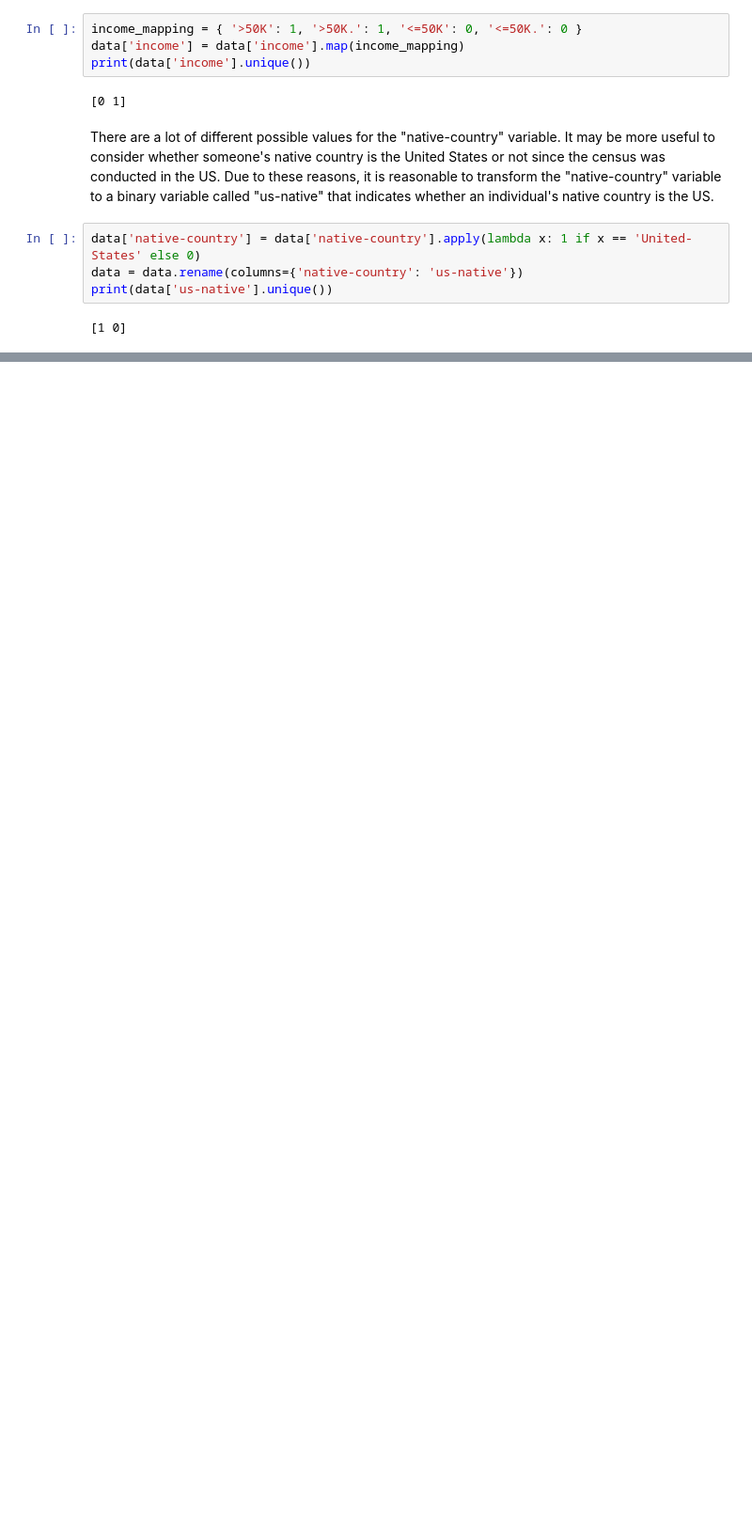
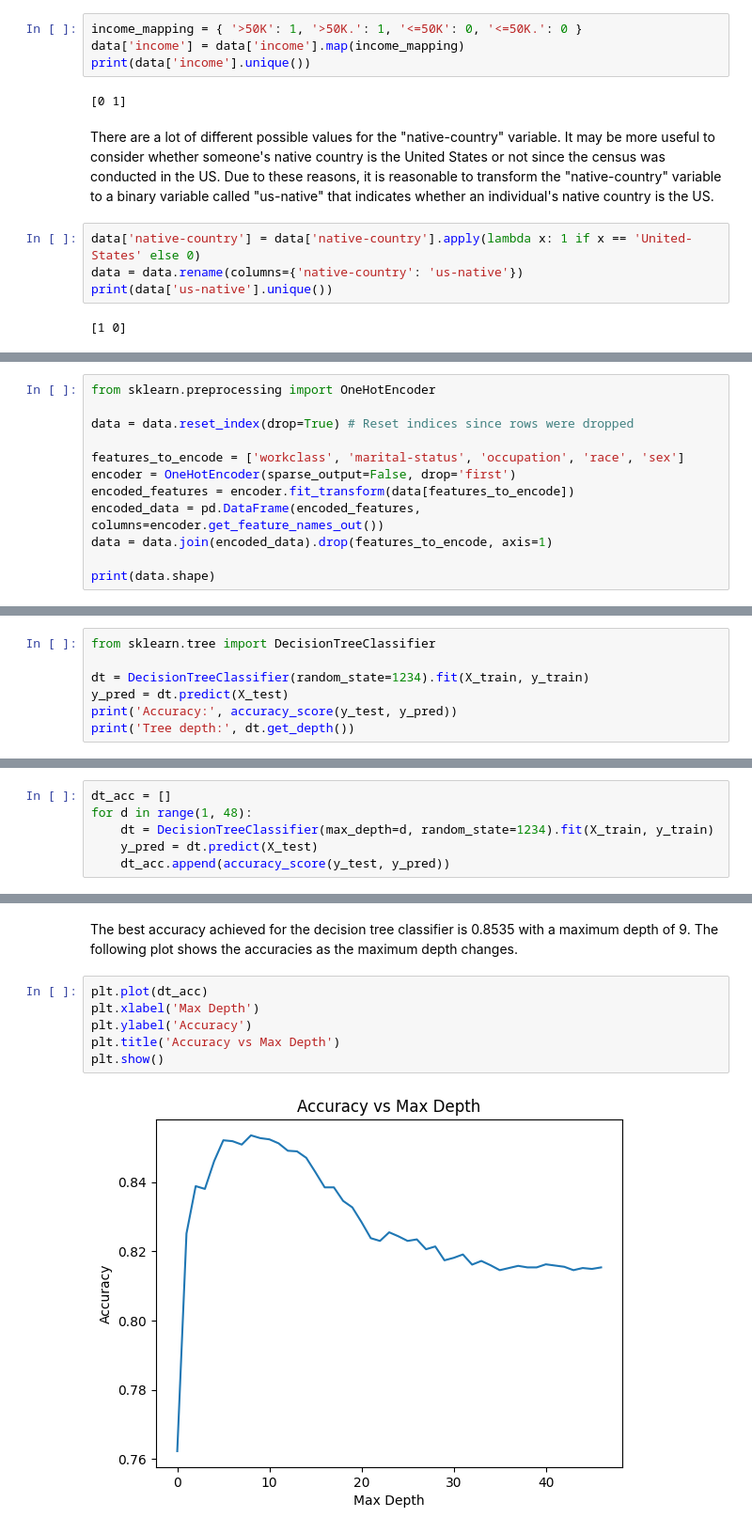
Before and after one commit to niranjsasikumar/Income-Analysis, a Jupyter notebook: income_analysis.ipynb, the cells around one changed output, grey strips where cells are left out. Shown at 94% size. Cells and saved outputs as stored; diff of their text form; blank space fills up the shorter version.

```diff
--- a/income_analysis.ipynb
+++ b/income_analysis.ipynb
@@ -245,0 +282,12 @@ To conclude, from the exploratory data analysis, outliers were found for the "ca
+# %%
+from sklearn.preprocessing import OneHotEncoder
+
+data = data.reset_index(drop=True) # Reset indices since rows were dropped
+
+features_to_encode = ['workclass', 'marital-status', 'occupation', 'race', 'sex']
+encoder = OneHotEncoder(sparse_output=False, drop='first')
+encoded_features = encoder.fit_transform(data[features_to_encode])
+encoded_data = pd.DataFrame(encoded_features, columns=encoder.get_feature_names_out())
+data = data.join(encoded_data).drop(features_to_encode, axis=1)
+
+print(data.shape)
@@ -245,0 +358,7 @@ To conclude, from the exploratory data analysis, outliers were found for the "ca
+# %%
+from sklearn.tree import DecisionTreeClassifier
+
+dt = DecisionTreeClassifier(random_state=1234).fit(X_train, y_train)
+y_pred = dt.predict(X_test)
+print('Accuracy:', accuracy_score(y_test, y_pred))
+print('Tree depth:', dt.get_depth())
@@ -245,0 +370,6 @@ To conclude, from the exploratory data analysis, outliers were found for the "ca
+# %%
+dt_acc = []
+for d in range(1, 48):
+    dt = DecisionTreeClassifier(max_depth=d, random_state=1234).fit(X_train, y_train)
+    y_pred = dt.predict(X_test)
+    dt_acc.append(accuracy_score(y_test, y_pred))
@@ -245,0 +448,10 @@ To conclude, from the exploratory data analysis, outliers were found for the "ca
+# %% [markdown]
+The best accuracy achieved for the decision tree classifier is 0.8535 with a maximum depth of 9. The following plot shows the accuracies as the maximum depth changes.
+# %%
+plt.plot(dt_acc)
+plt.xlabel('Max Depth')
+plt.ylabel('Accuracy')
+plt.title('Accuracy vs Max Depth')
+plt.show()
+# %% [output]
+[figure, added]
```
Also changed, not shown: parts of 64 cells of this notebook, 2 other files.
